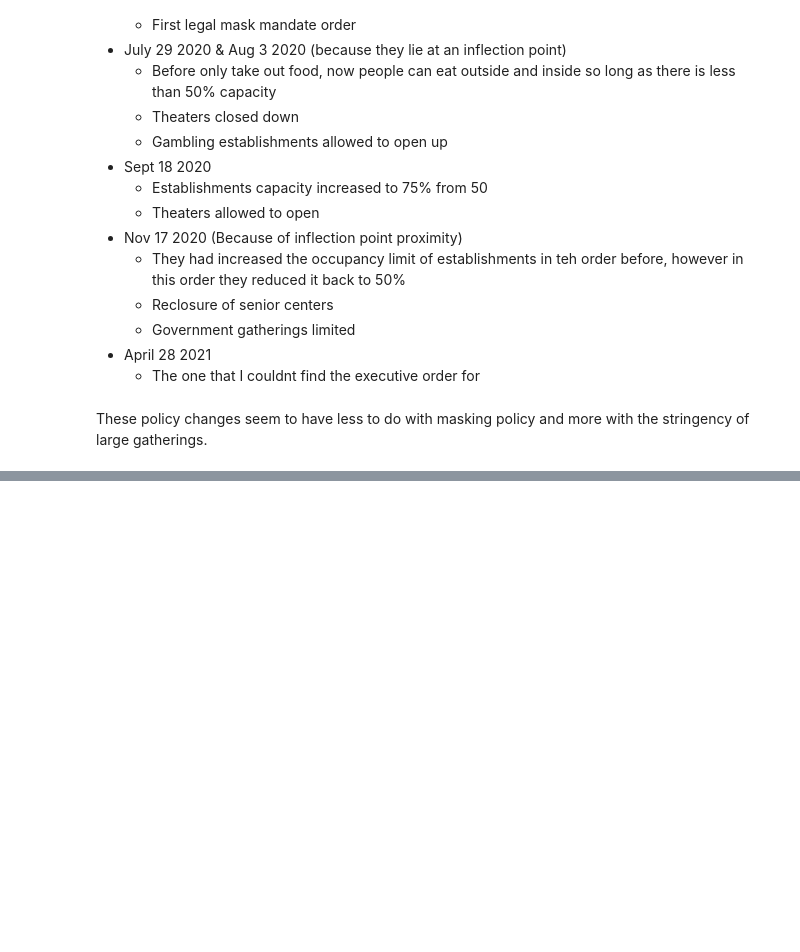
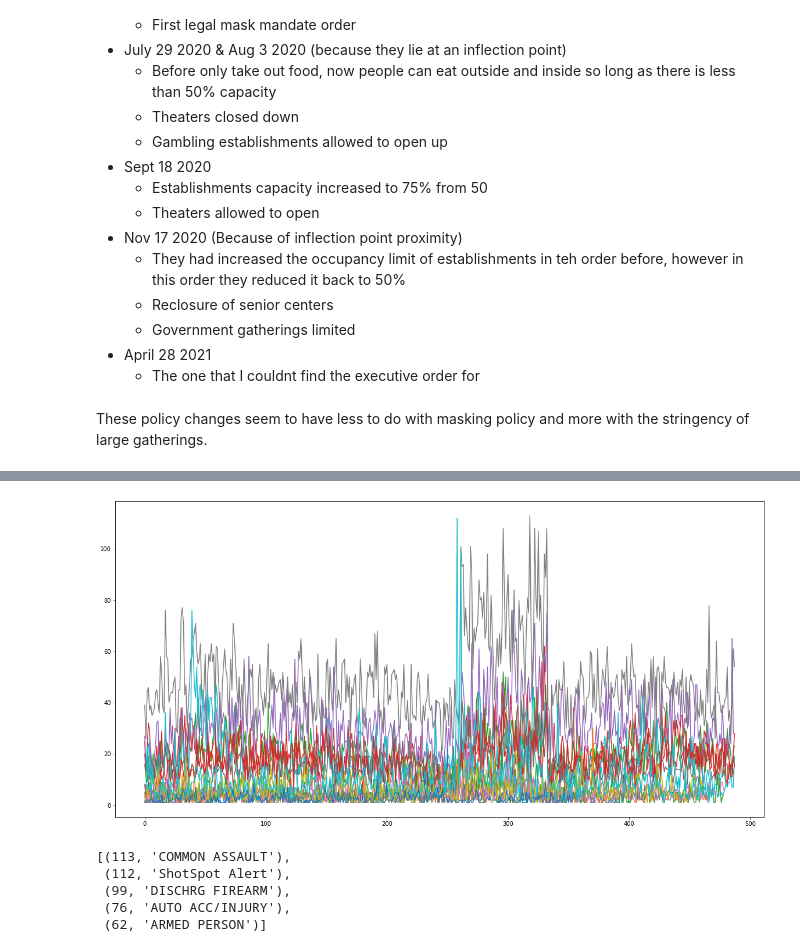
Before and after one commit to n8-uw/Project, a Jupyter notebook: explore.ipynb, the cells around one changed output, grey strips where cells are left out. Saved outputs shown, nothing was run; the diff lists cells and outputs as text; code cells hidden in the pictures; blank space fills up the shorter version.

```diff
--- a/explore.ipynb
+++ b/explore.ipynb
@@ -394,0 +437,2 @@ These policy changes seem to have less to do with masking policy and more with t
+# %%
+police_calls_2021_df['call_date'] = police_calls_2021_df['callDateTime'].apply(lambda x: x[:10])
@@ -394,0 +523,3 @@ These policy changes seem to have less to do with masking policy and more with t
+# %%
+test = high_priority_calls.groupby(['call_date','description'],as_index=False).count()
+test.head()
@@ -394,0 +554,9 @@ These policy changes seem to have less to do with masking policy and more with t
+# %%
+plt.rcParams["figure.figsize"] = (20,10)
+nums= []
+for p in test['description'].unique():
+    v = test[test['description'] == p]['calldatetime'].values[105:-138]
+    nums.append(v)
+    plt.plot(v)
+# %% [output]
+[figure, added]
@@ -394,0 +567,8 @@ These policy changes seem to have less to do with masking policy and more with t
+# %%
+sorted(maxes_w_d,key=lambda x:x[0],reverse=True)[:5]
+# %% [output]
+[(113, 'COMMON ASSAULT'),
+ (112, 'ShotSpot Alert'),
+ (99, 'DISCHRG FIREARM'),
+ (76, 'AUTO ACC/INJURY'),
+ (62, 'ARMED PERSON')]
```
Also changed, not shown: parts of 23 cells of this notebook, 2 other files.
